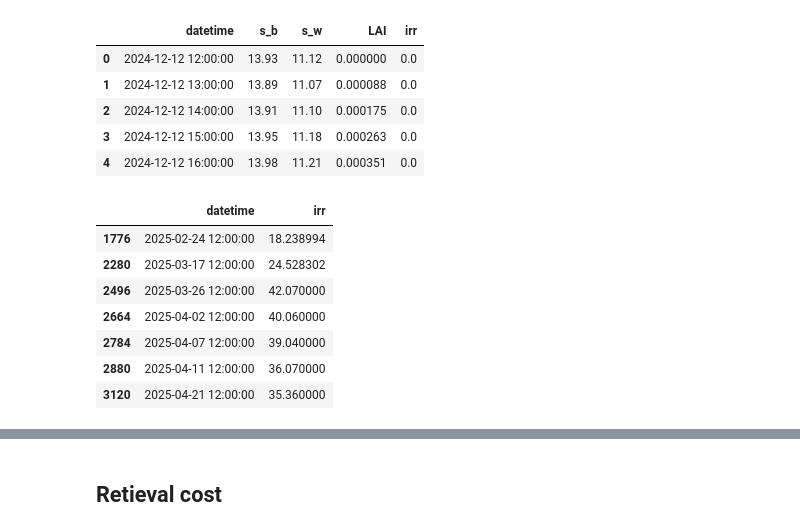
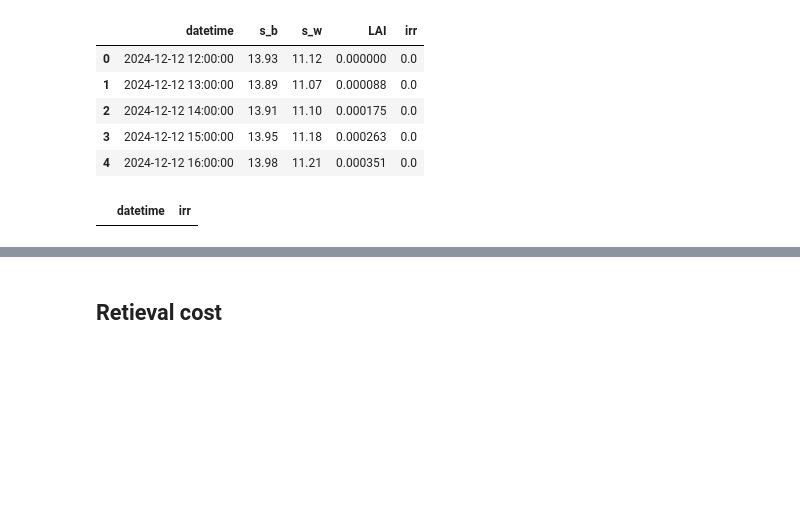
Before and after one commit to beppe2hd/PureCircle, a Jupyter notebook: db/fill_data.ipynb, the cells around one changed output, grey strips where cells are left out. Drawn from its saved outputs; the diff is of its cells as text; code cells hidden in the pictures; blank space fills up the shorter version.

```diff
--- a/db/fill_data.ipynb
+++ b/db/fill_data.ipynb
@@ -48,16 +48,11 @@ df.head()
 | 3 | 2024-12-12 15:00:00 | 13.95 | 11.18 | 0.000263 | 0.0 |
 | 4 | 2024-12-12 16:00:00 | 13.98 | 11.21 | 0.000351 | 0.0 |
 # %%
-df[df['irr']>0][['datetime','irr']]
+df2 = df[df['irr']>0][['datetime','irr']]
+df2['datetime'] = pd.to_datetime(df2['datetime'])
+df2[df['datetime']<pd.Timestamp.now()+pd.DateOffset(months=1)]
 # %% [output]
 |  | datetime | irr |
-| 1776 | 2025-02-24 12:00:00 | 18.238994 |
-| 2280 | 2025-03-17 12:00:00 | 24.528302 |
-| 2496 | 2025-03-26 12:00:00 | 42.070000 |
-| 2664 | 2025-04-02 12:00:00 | 40.060000 |
-| 2784 | 2025-04-07 12:00:00 | 39.040000 |
-| 2880 | 2025-04-11 12:00:00 | 36.070000 |
-| 3120 | 2025-04-21 12:00:00 | 35.360000 |
 # %%
 import pandas as pd
 import mysql.connector
```
Also changed, not shown: parts of 2 cells of this notebook, 7 other files.
